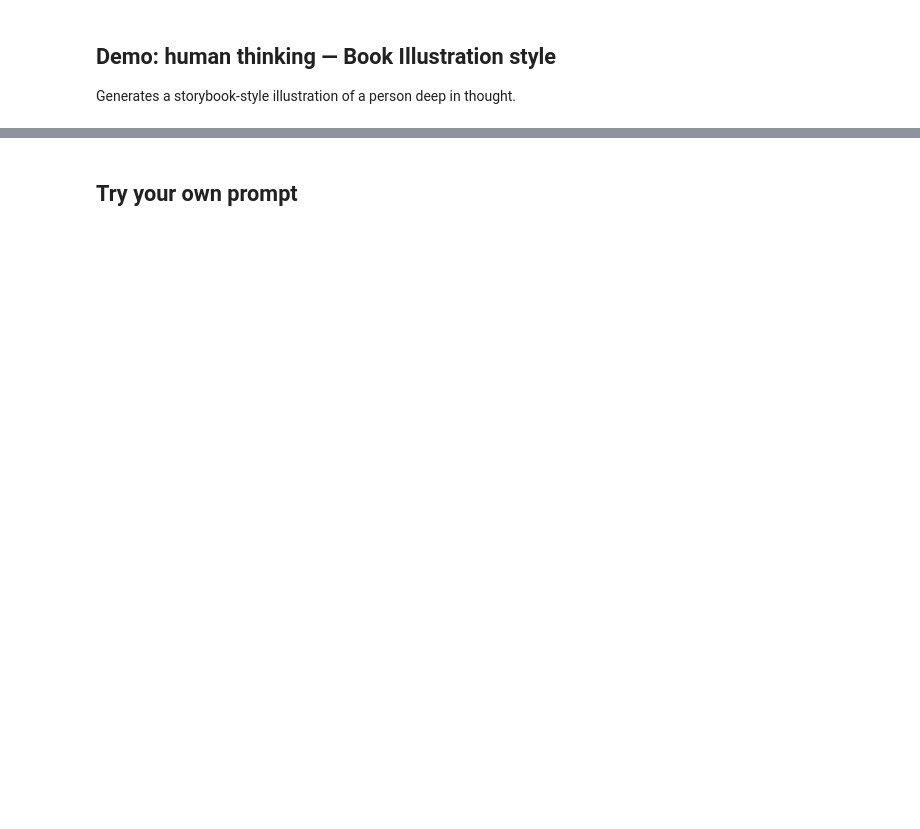
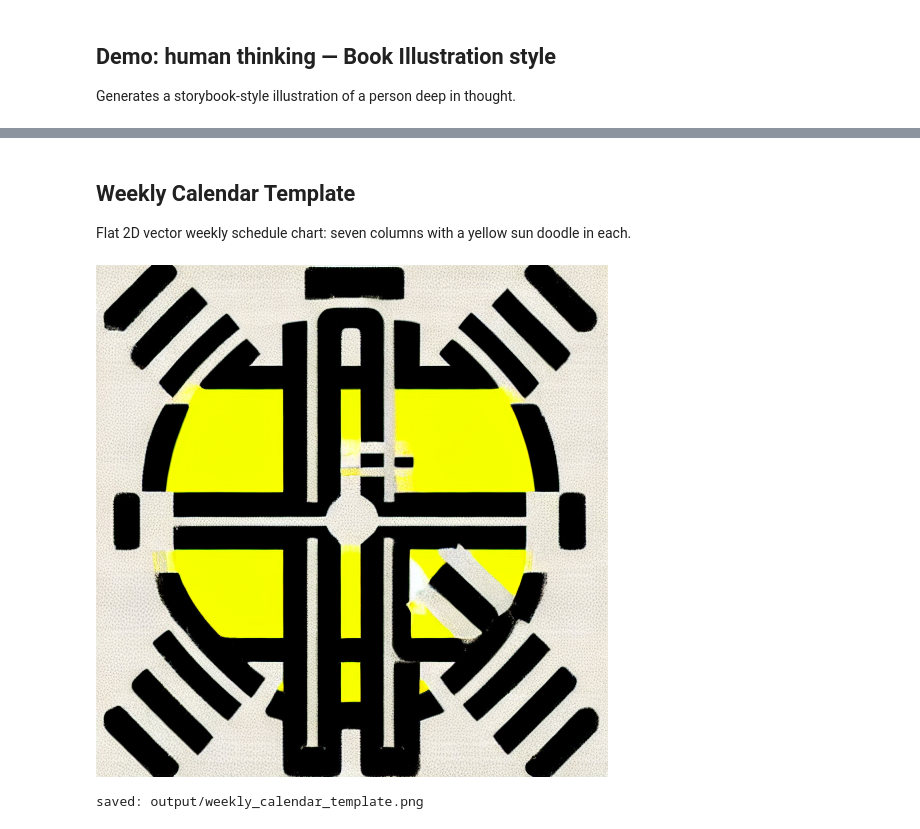
Before and after one commit to ritesh28/ml-dl-py, a Jupyter notebook: hf-text-to-image/hf-text-to-image.ipynb, the cells around one changed output, grey strips where cells are left out. Drawn from its saved outputs; the diff is of its cells as text; code cells hidden in the pictures; blank space fills up the shorter version.

```diff
--- a/hf-text-to-image/hf-text-to-image.ipynb
+++ b/hf-text-to-image/hf-text-to-image.ipynb
@@ -102,18 +102,24 @@ print("saved:", out_path)
-# %% [markdown]
-## Try your own prompt
+# %% [markdown]
+## Weekly Calendar Template
+
+Flat 2D vector weekly schedule chart: seven columns with a yellow sun doodle in each.
 # %%
-custom_prompt = "A cozy library reading nook at dusk, Book Illustration style, warm watercolor"
+custom_prompt = "A stark white background with a single thin black horizontal line across the center. Spaced along the line are seven tiny simple yellow circles. Flat 2D vector style, extreme minimalism, plain solid background, clip art icon layout, zero detail, clear composition"
+custom_negative_prompt = "flower, mandala, intricate lines, swirls, trippy, patterns, shading, complexity, details, borders, frame, dark background, texture, realistic, sketch, drawing, lines everywhere"
 
 result = pipe(
     custom_prompt,
-    negative_prompt=negative_prompt,
+    negative_prompt=custom_negative_prompt,
     num_inference_steps=30,
     guidance_scale=7.5,
     generator=torch.Generator(device=device).manual_seed(7),
 )
 custom_image = result.images[0]
 
-custom_path = OUTPUT_DIR / "custom_prompt.png"
+custom_path = OUTPUT_DIR / "weekly_calendar_template.png"
 custom_image.save(custom_path)
 display(custom_image)
 print("saved:", custom_path)
+# %% [output]
+[figure, added]
+saved: output/weekly_calendar_template.png
```
Also changed, not shown: parts of 3 cells of this notebook.
